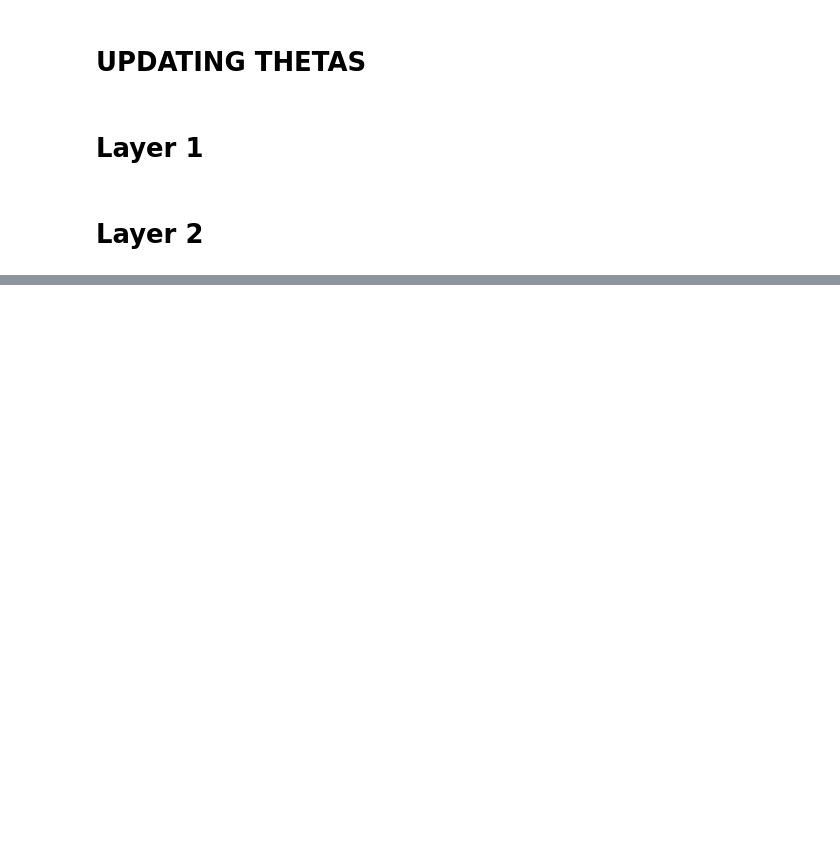
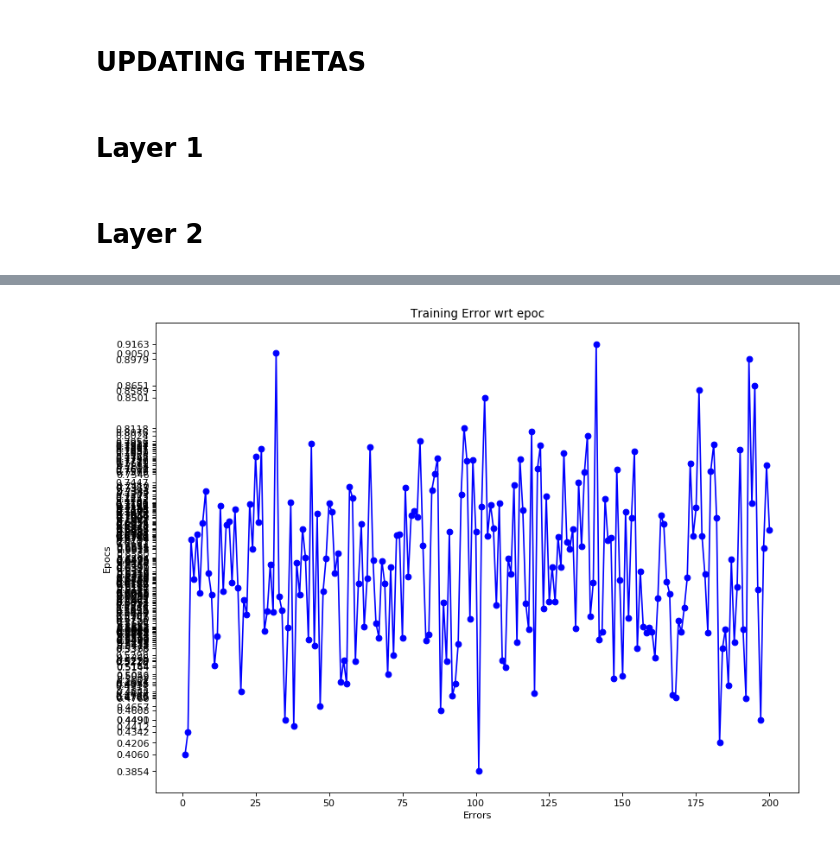
Before and after one commit to MhamzaM/ML, a Jupyter notebook: Neural Network (2 layer Architecture).ipynb, the cells around one changed output, grey strips where cells are left out. Cells and saved outputs as stored; diff of their text form; code cells hidden in the pictures; blank space fills up the shorter version.

Commit message:
Neural Network (2 layer Architecture)
Final

```diff
--- a/Neural Network (2 layer Architecture).ipynb
+++ b/Neural Network (2 layer Architecture).ipynb
@@ -10,8 +10,14 @@ def sigmoid(z):
 vSigmoid = np.vectorize(sigmoid) # functions take a vector and apply sigmoid on each element
 
 
+def error(Y,A):
+        logA = np.log10(A)
+        A_1 = 1 - A  # (1-a)
+        logA_1 = np.log10(A_1)
+        Y_1 = 1 - Y # (1-y)
 
-def loss(A,Y):
+        e =-(Y*logA + (Y_1)*(logA_1))
+        return np.sum(e)/958
 # %%
 dir = "data"
 file = "TicTacToeData.csv"
@@ -32,7 +38,7 @@ m = X.shape[1] # Number of data points
 
 Y = np.array([df['Result']]) # Ground Truth (for player x win)
 
-a = 0.0001 # Alpha
+a = 0.00001 # Alpha
 # %% [markdown]
 # FORWARD PASS
 # %% [markdown]
@@ -107,0 +113,82 @@ b2 = b2 - (a * db2)
+# %%
+epoc = 0
+epocs = []
+gradient = 100
+maxGradient1 = 0
+maxGradient2 = 0
+errors = []
+
+while epoc < 200:  # and gradient > 0.01 epoc < 200 and
+    #=========================OUTPUT OF LAYER 0 ============================
+    #Layer 0 contains our features
+
+    A0 = X
+
+
+    #Number of Nodes 9
+    #Input of layer 1 is A0 (Output of layer 0)
+
+    W1 = np.random.rand(9,9)
+    b1 = np.random.rand(9,1)
+
+
+    Z1 = np.dot(W1,A0) #Multiping thetas of all nodes of layer 1 with all data instances
+    Z1 = np.add(Z1,b1) #Broadcasting bais of all nodes of layer 1
+
+    A1 = np.apply_along_axis(vSigmoid, 0, Z1)  # applying sigmoid on each coloumn
+
+    # Number of Nodes 1
+    #Input of layer 2 is A1 (Output of layer 1)
+
+    W2 = np.random.rand(1,9)
+    b2 = np.random.rand()
+
+    Z2 = np.dot(W2,A1) #Multiping thetas of all nodes of layer 2 with all data instances
+    Z2 = np.add(Z2,b2) #Broadcasting bais of all nodes of layer 2
+
+    A2 = np.apply_along_axis(vSigmoid, 0, Z2)  # applying sigmoid on each coloumn
+
+    errors.append(error(Y,A2))
+
+    #BackPropagation
+    #Layer 2
+    dz2 = A2 - Y
+
+    dw2 = np.dot(dz2,A1.T)/m
+
+    db2 = np.sum(dz2,axis = 1, keepdims = True) / m
+
+    #Layer 1
+    dg1 = ((np.apply_along_axis(vSigmoid, 0, Z1))*(1 - np.apply_along_axis(vSigmoid, 0, Z1)))
+    dz1 = np.dot(W2.T,dz2) * dg1
+
+    dw1 = np.dot(dz1,X.T)/m
+    db1 = np.sum(dz1,axis = 1,keepdims = True)/m
+
+    #UPDATING THETAS
+    #layer 1
+    W1 = W1 - (a * dw1)
+    b1 = b1 - (a * db1)
+
+    #layer 2
+    W2 = W2 - (a * dw2)
+    b2 = b2 - (a * db2)
+
+    #finding max gradient in both layers
+
+    minGradient1 = np.amax(dw1)
+    minGradient2 = np.amax(dw2)
+    gradient = min([minGradient1,minGradient2])
+    epoc = epoc + 1
+    epocs.append(epoc)
+
+
+plt.figure(num=None, figsize=(12, 9), dpi=80)
+plt.plot(epocs, errors,'-bo')
+plt.title("Training Error wrt epoc")
+plt.xlabel("Errors")
+plt.ylabel("Epocs")
+plt.yticks(errors)
+plt.show()
+# %% [output]
+[figure, added]
```
Also changed, not shown: parts of 3 cells of this notebook.
